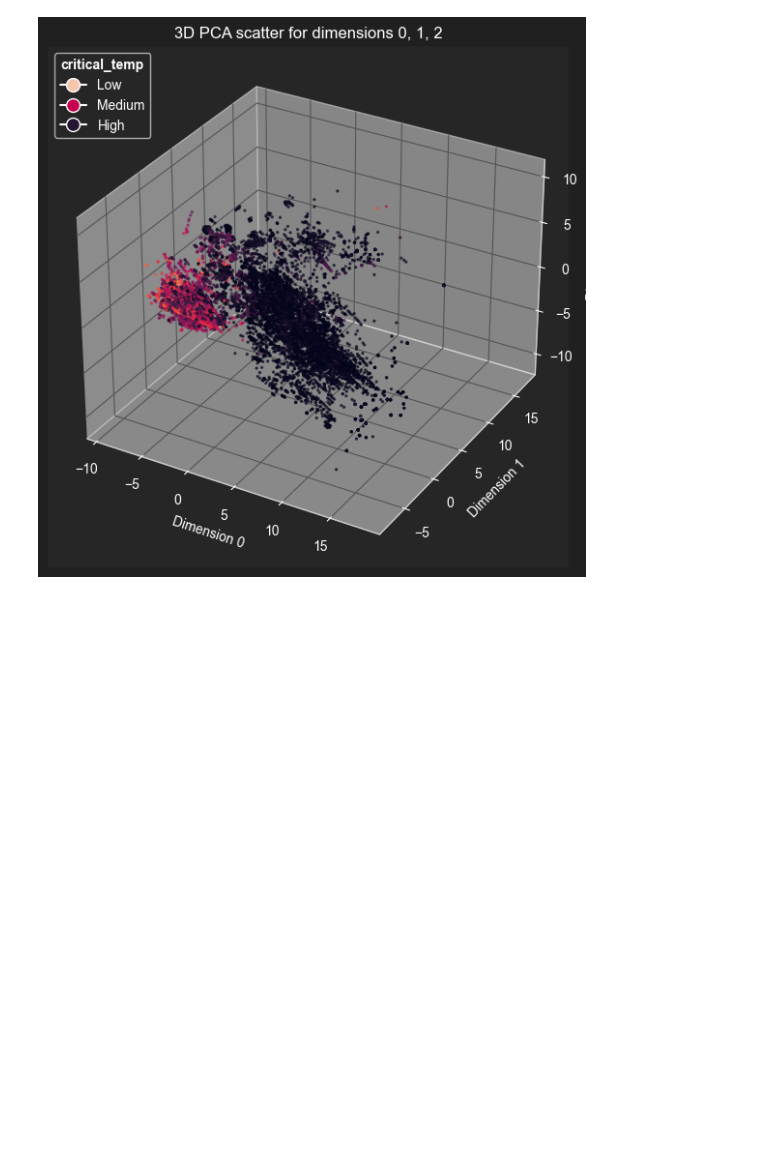
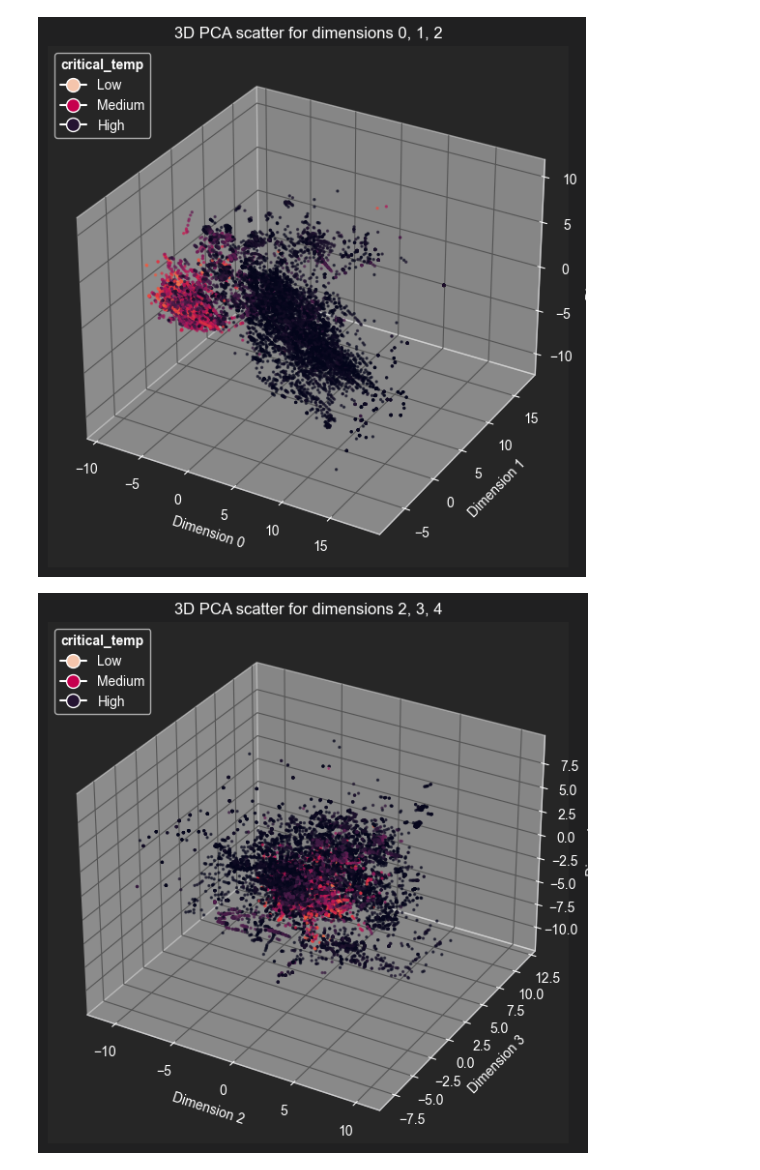
Before and after one commit to Firefly55lm/superconductors_critical_temperature_analysis, a Jupyter notebook: analysis_superconductivity.ipynb, the cells around one changed output. Cells and saved outputs as stored; diff of their text form; code cells hidden in the pictures; blank space fills up the shorter version.

```diff
--- a/analysis_superconductivity.ipynb
+++ b/analysis_superconductivity.ipynb
@@ -6,0 +14,4 @@ data = pd.read_csv("data/superconductivity.csv")
+# %%
+handler = ClusterHandler()
+handler.run_session()
+#handler.run_session(type='remote', ip='192.168.137.1', port='7077')
@@ -6,0 +48,5 @@ data = pd.read_csv("data/superconductivity.csv")
+# %%
+ridge = LinearRegression(featuresCol="features", labelCol="critical_temp", elasticNetParam=0)
+
+fit_results = handler.fit_lr(model=ridge, y_column="critical_temp", folds=5, reg_params=[0.001, 0.01, 0.1, 0.5, 1.0])
+fit_results
@@ -7,5 +65,4 @@ data = pd.read_csv("data/superconductivity.csv")
 # %%
-handler = ClusterHandler(data, y="critical_temp")
-handler.run_session()
-handler.generate_dataframe()
+handler.generate_dataframe(data=data, y="critical_temp")
+handler.dataframe.show()
 # %% [output]
@@ -51,3 +120,7 @@ Coefficients for dimension 4: {'wtd_mean_ThermalConductivity': -0.29689594523604
 handler.plot_3d_pca(dimensions=[0,1,2], color_by="critical_temp")
 # %% [output]
 [figure]
+# %%
+handler.plot_3d_pca(dimensions=[2,3,4], color_by="critical_temp")
+# %% [output]
+[figure, added]
```
Also changed, not shown: parts of 16 cells of this notebook, 4 other files.
